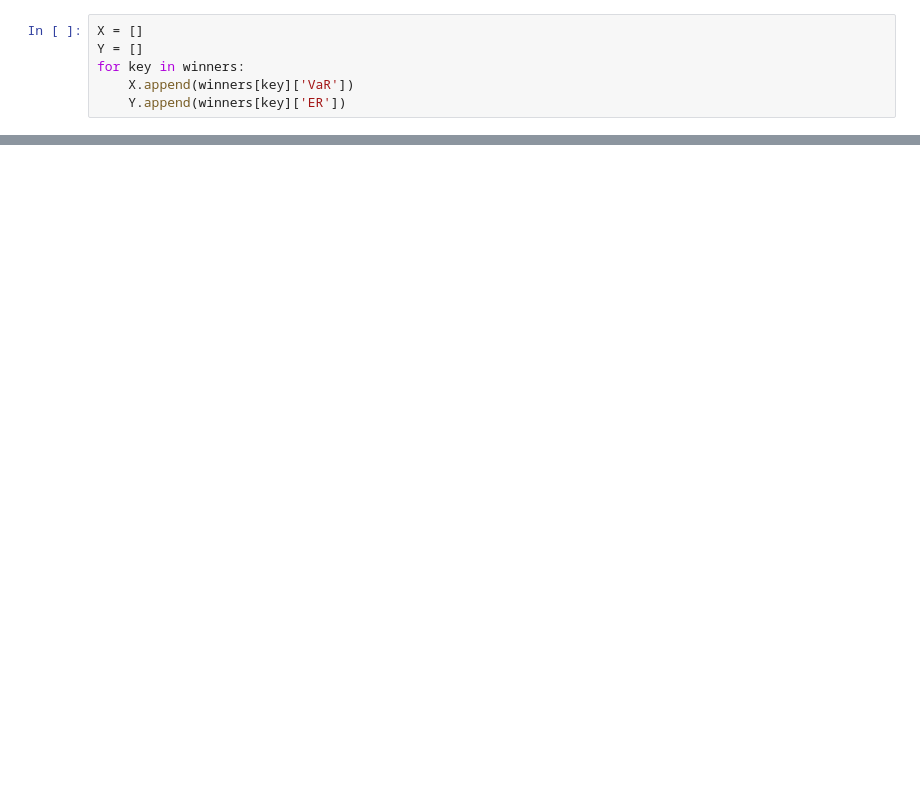
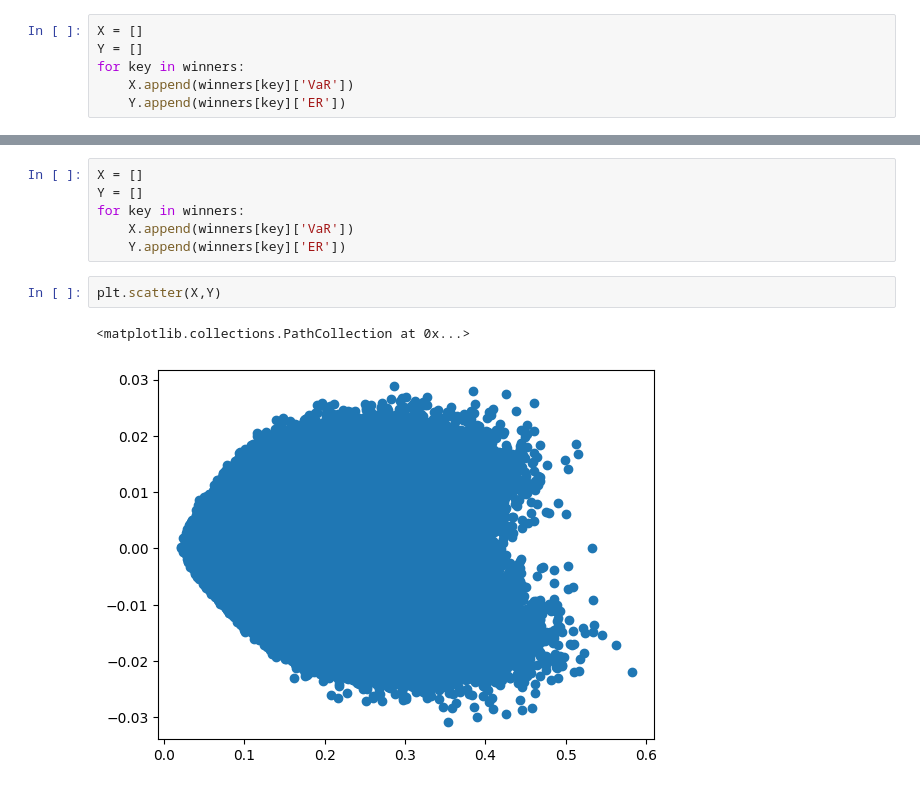
Before and after one commit to ElAm1ne/VaRX, a Jupyter notebook: VAR.ipynb, the cells around one changed output, grey strips where cells are left out. Saved outputs shown, nothing was run; the diff lists cells and outputs as text; blank space fills up the shorter version.

```diff
--- a/VAR.ipynb
+++ b/VAR.ipynb
@@ -226,0 +306,11 @@ plt.scatter(X,Y)
+# %%
+X = []
+Y = []
+for key in winners:
+    X.append(winners[key]['VaR'])
+    Y.append(winners[key]['ER'])
+# %%
+plt.scatter(X,Y)
+# %% [output]
+<matplotlib.collections.PathCollection at 0x...>
+[figure, added]
```
Also changed, not shown: parts of 21 cells of this notebook, 1 other file.
